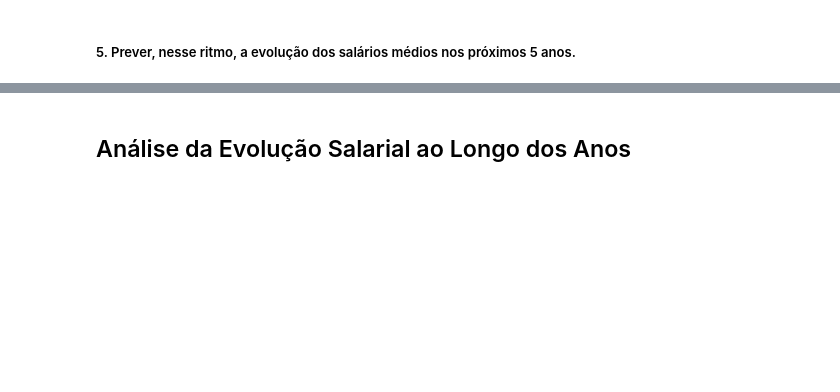
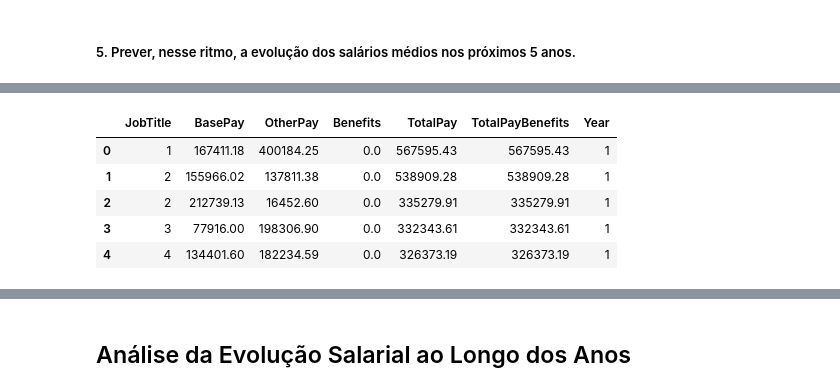
Before and after one commit to carlosmorais-git/EstudoSalariosUnidadeSanFrancisco, a Jupyter notebook: main.ipynb, the cells around one changed output, grey strips where cells are left out. Drawn from its saved outputs; the diff is of its cells as text; code cells hidden in the pictures; blank space fills up the shorter version.

```diff
--- a/main.ipynb
+++ b/main.ipynb
@@ -354,0 +461,19 @@ plt.show()
+# %%
+# Classificando e modificando a mesma coluna
+
+'''JobTitle'''
+tabela_para_previsao['JobTitle'] = pd.factorize(tabela_para_previsao['JobTitle'])[0]  # passa um np.ndarray
+tabela_para_previsao['JobTitle'] += 1  # para começar com o número 1
+
+'''Year'''
+tabela_para_previsao['Year'] = pd.factorize(tabela_para_previsao['Year'])[0]  # passa um np.ndarray
+tabela_para_previsao['Year'] += 1  # para começar com o número 1
+
+display(tabela_para_previsao.head())
+# %% [output]
+|  | JobTitle | BasePay | OtherPay | Benefits | TotalPay | TotalPayBenefits | Year |
+| 0 | 1 | 167411.18 | 400184.25 | 0.0 | 567595.43 | 567595.43 | 1 |
+| 1 | 2 | 155966.02 | 137811.38 | 0.0 | 538909.28 | 538909.28 | 1 |
+| 2 | 2 | 212739.13 | 16452.60 | 0.0 | 335279.91 | 335279.91 | 1 |
+| 3 | 3 | 77916.00 | 198306.90 | 0.0 | 332343.61 | 332343.61 | 1 |
+| 4 | 4 | 134401.60 | 182234.59 | 0.0 | 326373.19 | 326373.19 | 1 |
```
Also changed, not shown: parts of 21 cells of this notebook.
